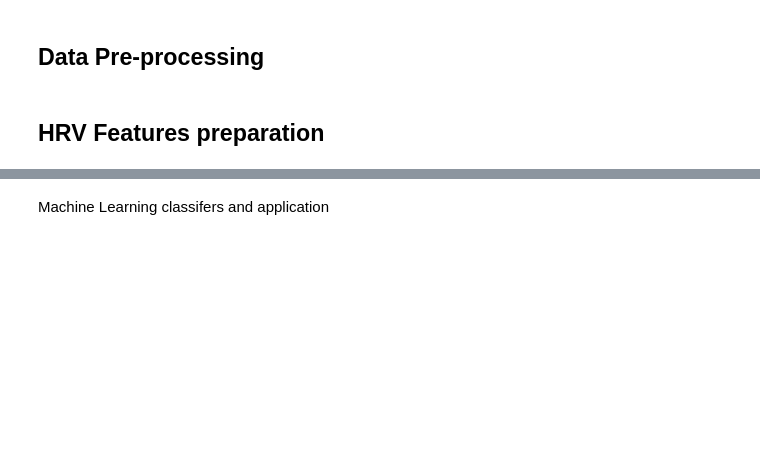
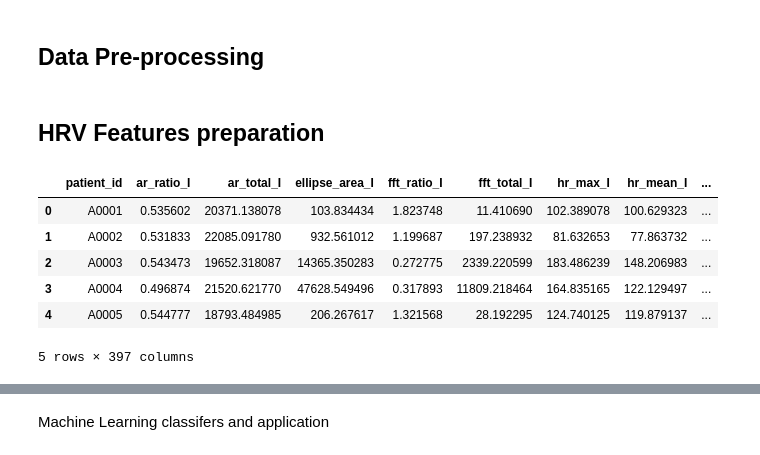
Before and after one commit to Healthpy/ECG-Multiclassifier-and-XAI, a Jupyter notebook: ecg_diagnosis_notebook.ipynb, the cells around one changed output, grey strips where cells are left out. Saved outputs shown, nothing was run; the diff lists cells and outputs as text; code cells hidden in the pictures; blank space fills up the shorter version.

```diff
--- a/ecg_diagnosis_notebook.ipynb
+++ b/ecg_diagnosis_notebook.ipynb
@@ -122 +133,12 @@ result.to_csv("hrv_features.csv", index=False)
+# %%
+df = pd.read_csv("mean_hrv_across_leads.csv")
+df.head(5)
+# %% [output]
+|  | patient_id | ar_ratio_I | ar_total_I | ellipse_area_I | fft_ratio_I | fft_total_I | hr_max_I | hr_mean_I | ... |
+| 0 | A0001 | 0.535602 | 20371.138078 | 103.834434 | 1.823748 | 11.410690 | 102.389078 | 100.629323 | ... |
+| 1 | A0002 | 0.531833 | 22085.091780 | 932.561012 | 1.199687 | 197.238932 | 81.632653 | 77.863732 | ... |
+| 2 | A0003 | 0.543473 | 19652.318087 | 14365.350283 | 0.272775 | 2339.220599 | 183.486239 | 148.206983 | ... |
+| 3 | A0004 | 0.496874 | 21520.621770 | 47628.549496 | 0.317893 | 11809.218464 | 164.835165 | 122.129497 | ... |
+| 4 | A0005 | 0.544777 | 18793.484985 | 206.267617 | 1.321568 | 28.192295 | 124.740125 | 119.879137 | ... |
+5 rows × 397 columns
 # %%
```
Also changed, not shown: parts of 8 cells of this notebook.
